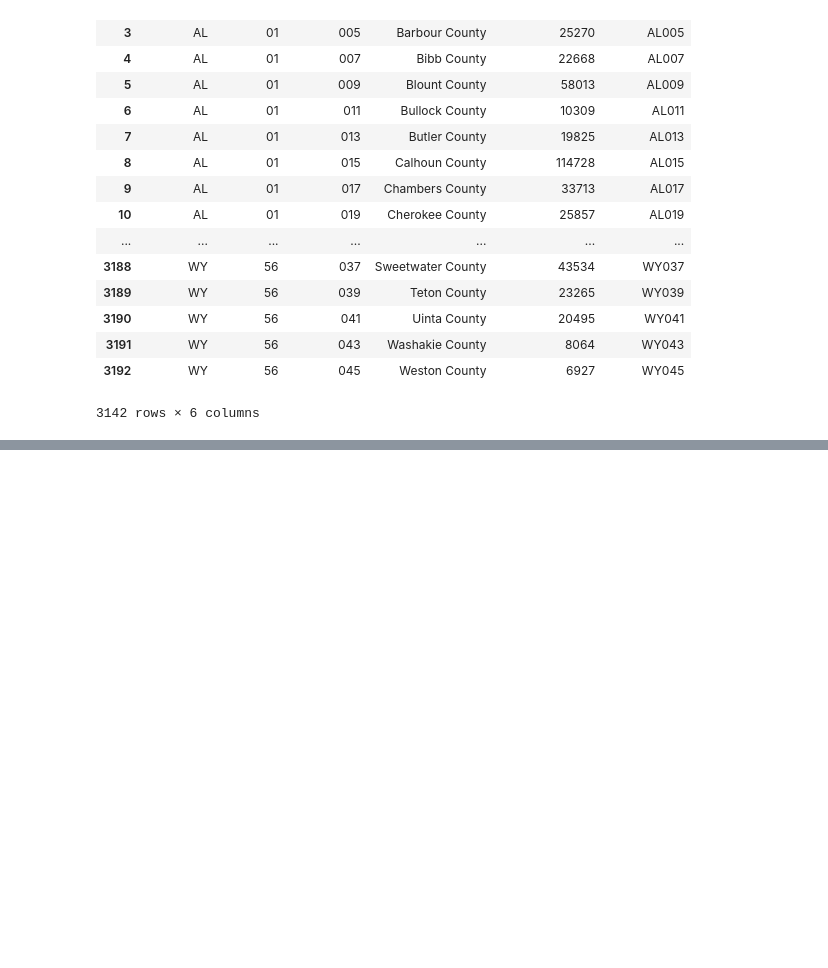
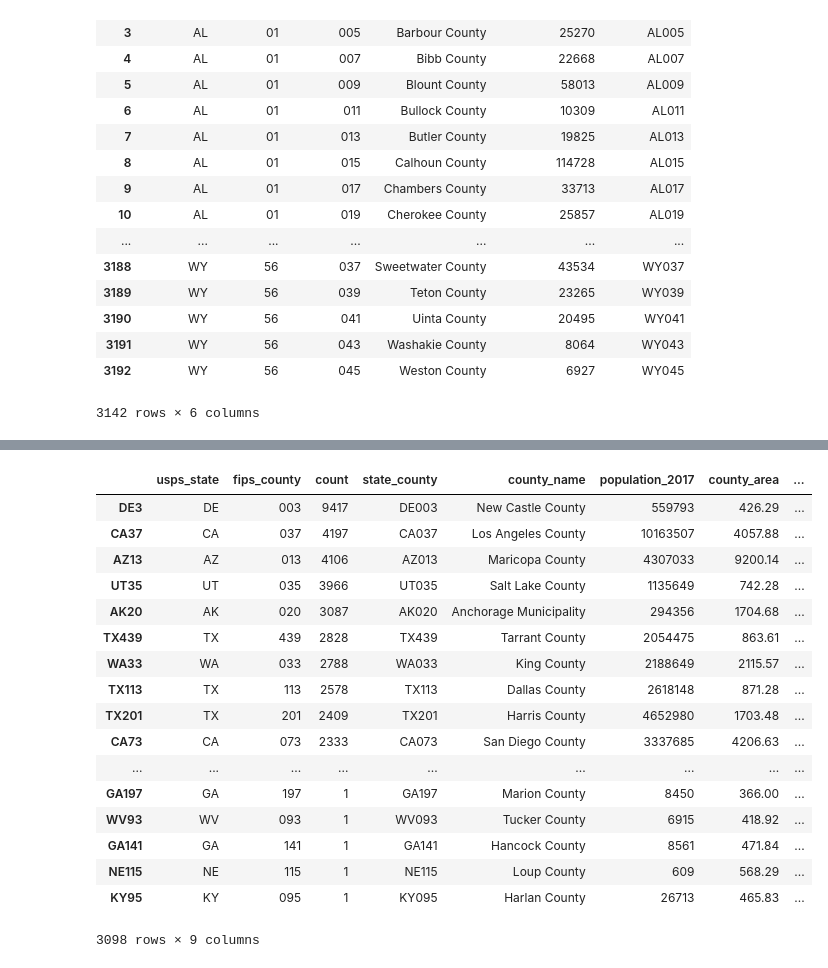
Before and after one commit to jahewson/us-aircraft-population, a Jupyter notebook: aircraft.ipynb, the cells around one changed output, grey strips where cells are left out. Cells and saved outputs as stored; diff of their text form; code cells hidden in the pictures; blank space fills up the shorter version.

Commit message:
add land areas

```diff
--- a/aircraft.ipynb
+++ b/aircraft.ipynb
@@ -171,0 +170,4 @@ out_data.to_csv('aircraft_county_pop.csv')
+# %%
+# now load the areas
+areas = pd.read_csv('county_area.csv', index_col=0)
+areas
@@ -171,0 +193,5 @@ out_data.to_csv('aircraft_county_pop.csv')
+# %%
+# and join them
+cols = areas[['LND110210D']]
+cols.index = areas['state_county']
+cols
@@ -171,0 +218,26 @@ out_data.to_csv('aircraft_county_pop.csv')
+# %%
+new_out = out_data.join(cols, on='state_county', how='inner')
+new_out = new_out.rename(columns={'LND110210D': 'county_area'})
+
+new_out['population_density'] = new_out['population_2017'] / new_out['county_area']
+new_out['aircraft_per_person'] = new_out['count'] / new_out['population_2017']
+new_out
+# %% [output]
+|  | usps_state | fips_county | count | state_county | county_name | population_2017 | county_area | ... |
+| DE3 | DE | 003 | 9417 | DE003 | New Castle County | 559793 | 426.29 | ... |
+| CA37 | CA | 037 | 4197 | CA037 | Los Angeles County | 10163507 | 4057.88 | ... |
+| AZ13 | AZ | 013 | 4106 | AZ013 | Maricopa County | 4307033 | 9200.14 | ... |
+| UT35 | UT | 035 | 3966 | UT035 | Salt Lake County | 1135649 | 742.28 | ... |
+| AK20 | AK | 020 | 3087 | AK020 | Anchorage Municipality | 294356 | 1704.68 | ... |
+| TX439 | TX | 439 | 2828 | TX439 | Tarrant County | 2054475 | 863.61 | ... |
+| WA33 | WA | 033 | 2788 | WA033 | King County | 2188649 | 2115.57 | ... |
+| TX113 | TX | 113 | 2578 | TX113 | Dallas County | 2618148 | 871.28 | ... |
+| TX201 | TX | 201 | 2409 | TX201 | Harris County | 4652980 | 1703.48 | ... |
+| CA73 | CA | 073 | 2333 | CA073 | San Diego County | 3337685 | 4206.63 | ... |
+| ... | ... | ... | ... | ... | ... | ... | ... | ... |
+| GA197 | GA | 197 | 1 | GA197 | Marion County | 8450 | 366.00 | ... |
+| WV93 | WV | 093 | 1 | WV093 | Tucker County | 6915 | 418.92 | ... |
+| GA141 | GA | 141 | 1 | GA141 | Hancock County | 8561 | 471.84 | ... |
+| NE115 | NE | 115 | 1 | NE115 | Loup County | 609 | 568.29 | ... |
+| KY95 | KY | 095 | 1 | KY095 | Harlan County | 26713 | 465.83 | ... |
+3098 rows × 9 columns
```
Also changed, not shown: parts of 4 cells of this notebook, 2 other files.
